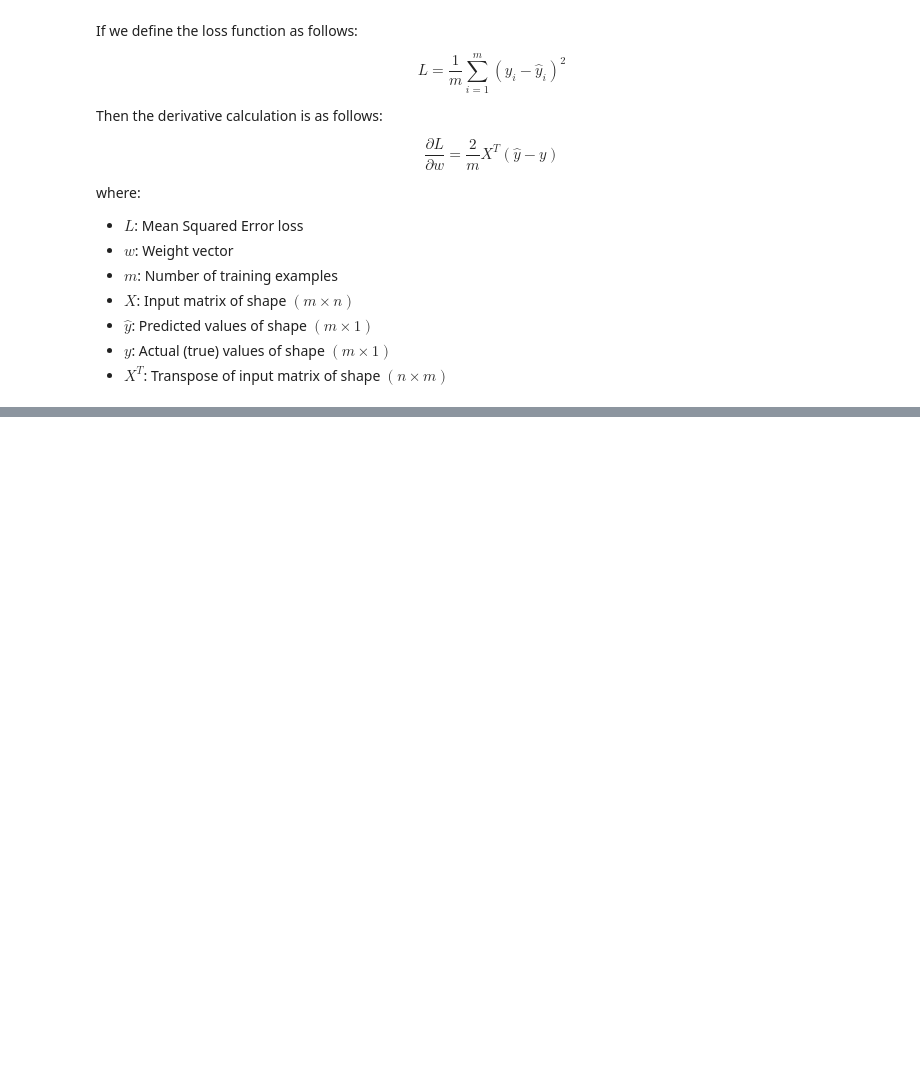
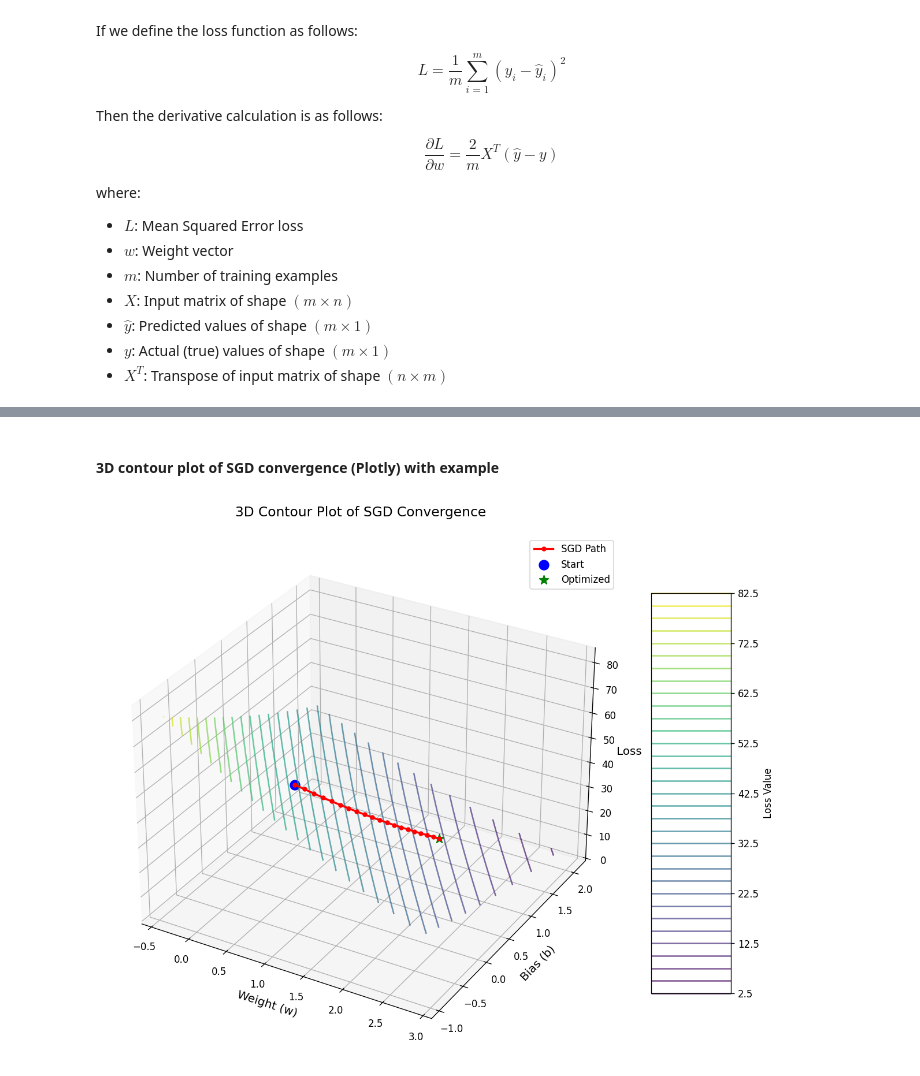
Before and after one commit to HosseinHeydari2004/Neural-Network-From-Scratch, a Jupyter notebook: main.ipynb, the cells around one changed output, grey strips where cells are left out. Cells and saved outputs as stored; diff of their text form; code cells hidden in the pictures; blank space fills up the shorter version.

```diff
--- a/main.ipynb
+++ b/main.ipynb
@@ -871,0 +1030,51 @@ array([16.53925069])
+# %% [markdown]
+#### 3D contour plot of SGD convergence (Plotly) with example
+# %%
+import numpy as np
+import matplotlib.pyplot as plt
+
+def MSE_loss(y_real, y_pred):
+    if len(y_real) != len(y_pred):
+        raise ValueError(f"The length of the y_real ({len(y_real)}) must be equal to the length of the y_pred ({len(y_pred)}) array.")
+    return np.mean((y_real - y_pred) ** 2)
+
+np.random.seed(42)
+X = 2 * np.random.rand(5, 1)
+y = 4 + 3 * X.ravel() + np.random.randn(5)
+
+w_opt, b_opt, loss_hist, w_hist, b_hist = stochastic_gradient_descent(
+    X, y, loss_func=MSE_loss, lr=0.001, iter=20
+)
+
+w_hist = np.array(w_hist).flatten()
+b_hist = np.array(b_hist)
+
+w_range = np.linspace(min(w_hist) - 1, max(w_hist) + 1, 100)
+b_range = np.linspace(min(b_hist) - 1, max(b_hist) + 1, 100)
+W, B = np.meshgrid(w_range, b_range)
+Z = np.zeros(W.shape)
+
+for i in range(W.shape[0]):
+    for j in range(W.shape[1]):
+        y_pred_grid = X.ravel() * W[i, j] + B[i, j]
+        Z[i, j] = MSE_loss(y, y_pred_grid)
+
+fig = plt.figure(figsize=(12, 15), dpi=120)
+ax = fig.add_subplot(111, projection='3d')
+
+contour = ax.contour3D(W, B, Z, levels=30, cmap='viridis', alpha=0.7)
+ax.plot(w_hist, b_hist, loss_hist, color='red', marker='o', markersize=4, linewidth=2, label='SGD Path', zorder=10)
+ax.scatter(w_hist[0], b_hist[0], loss_hist[0], color='blue', s=100, label='Start', zorder=11)
+ax.scatter(w_opt, b_opt, loss_hist[-1], color='green', s=100, marker='*', label='Optimized', zorder=11)
+
+ax.set_title('3D Contour Plot of SGD Convergence', fontsize=14, pad=20)
+ax.set_xlabel('Weight (w)', fontsize=12)
+ax.set_ylabel('Bias (b)', fontsize=12)
+ax.set_zlabel('Loss', fontsize=12)
+fig.colorbar(contour, ax=ax, shrink=0.5, aspect=5, label='Loss Value')
+ax.legend()
+# ax.view_init(elev=30, azim=45)
+
+plt.show()
+# %% [output]
+[figure, added]
```
Also changed, not shown: parts of 21 cells of this notebook.
